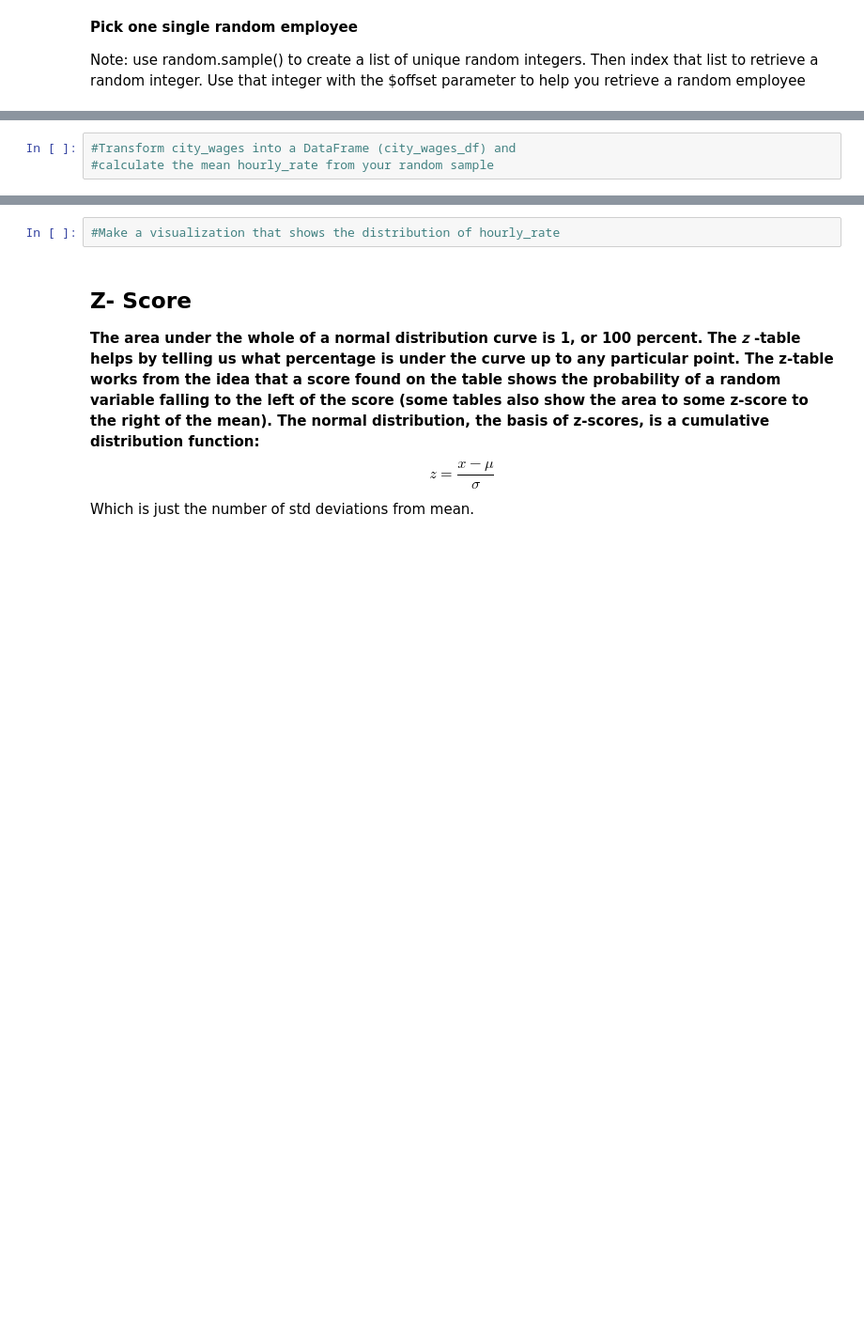
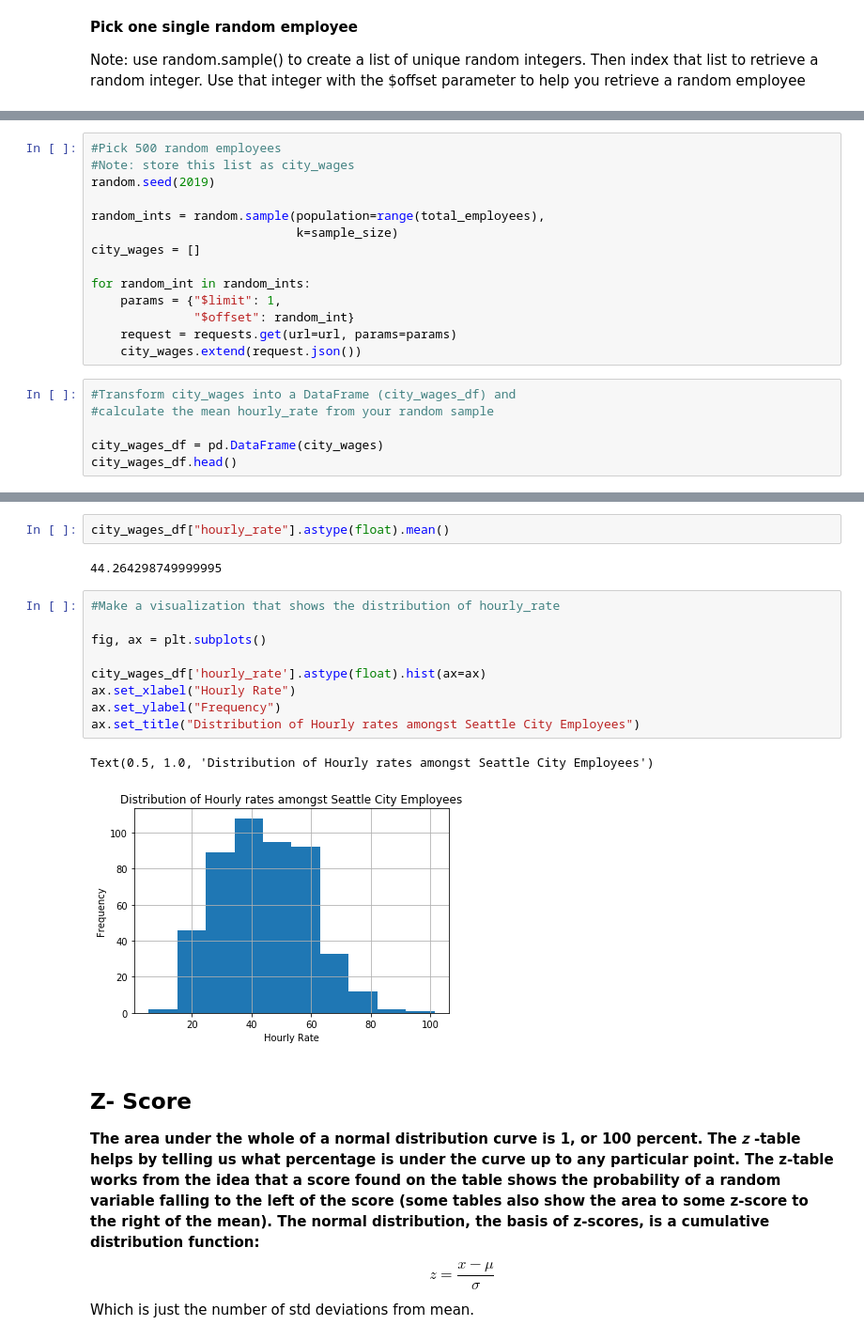
Before and after one commit to Amberlynnyandow/study-group-content, a Jupyter notebook: module_2/week_2_PT/Distributions and Sampling .ipynb, the cells around one changed output, grey strips where cells are left out. Shown: that part at 94% size. Saved outputs shown, nothing was run; the diff lists cells and outputs as text; blank space fills up the shorter version.

```diff
--- a/module_2/week_2_PT/Distributions and Sampling .ipynb
+++ b/module_2/week_2_PT/Distributions and Sampling .ipynb
@@ -157,3 +225,20 @@ response.json()
+# %%
+#Pick 500 random employees
+#Note: store this list as city_wages
+random.seed(2019)
+
+random_ints = random.sample(population=range(total_employees),
+                            k=sample_size)
+city_wages = []
+
+for random_int in random_ints:
+    params = {"$limit": 1,
+              "$offset": random_int}
+    request = requests.get(url=url, params=params)
+    city_wages.extend(request.json())
 # %%
 #Transform city_wages into a DataFrame (city_wages_df) and
 #calculate the mean hourly_rate from your random sample
+
+city_wages_df = pd.DataFrame(city_wages)
+city_wages_df.head()
@@ -160,5 +252,19 @@ response.json()
-# %%
-#Make a visualization that shows the distribution of hourly_rate
+# %%
+city_wages_df["hourly_rate"].astype(float).mean()
+# %% [output]
+44.264298749999995
+# %%
+#Make a visualization that shows the distribution of hourly_rate
+
+fig, ax = plt.subplots()
+
+city_wages_df['hourly_rate'].astype(float).hist(ax=ax)
+ax.set_xlabel("Hourly Rate")
+ax.set_ylabel("Frequency")
+ax.set_title("Distribution of Hourly rates amongst Seattle City Employees")
+# %% [output]
+Text(0.5, 1.0, 'Distribution of Hourly rates amongst Seattle City Employees')
+[figure, added]
 # %% [markdown]
 ## Z- Score
 **The area under the whole of a normal distribution curve is 1, or 100 percent. The  𝑧 -table helps by telling us what percentage is under the curve up to any particular point. The z-table works from the idea that a score found on the table shows the probability of a random variable falling to the left of the score (some tables also show the area to some z-score to the right of the mean). The normal distribution, the basis of z-scores, is a cumulative distribution function:**
```
Also changed, not shown: parts of 10 cells of this notebook, 1 other file.
